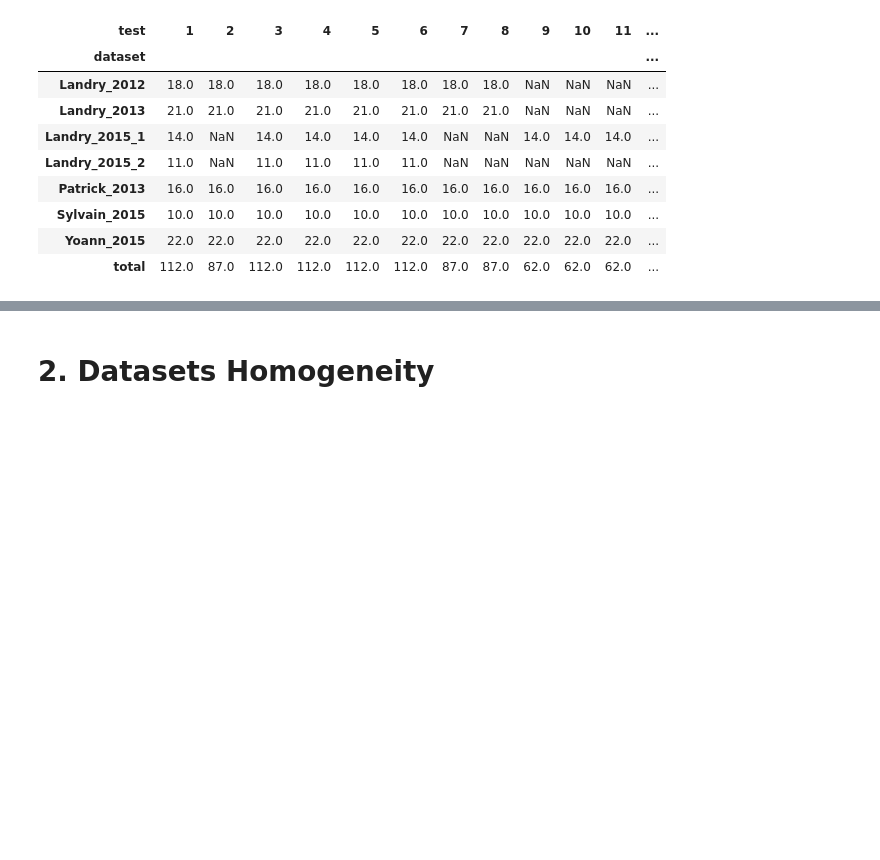
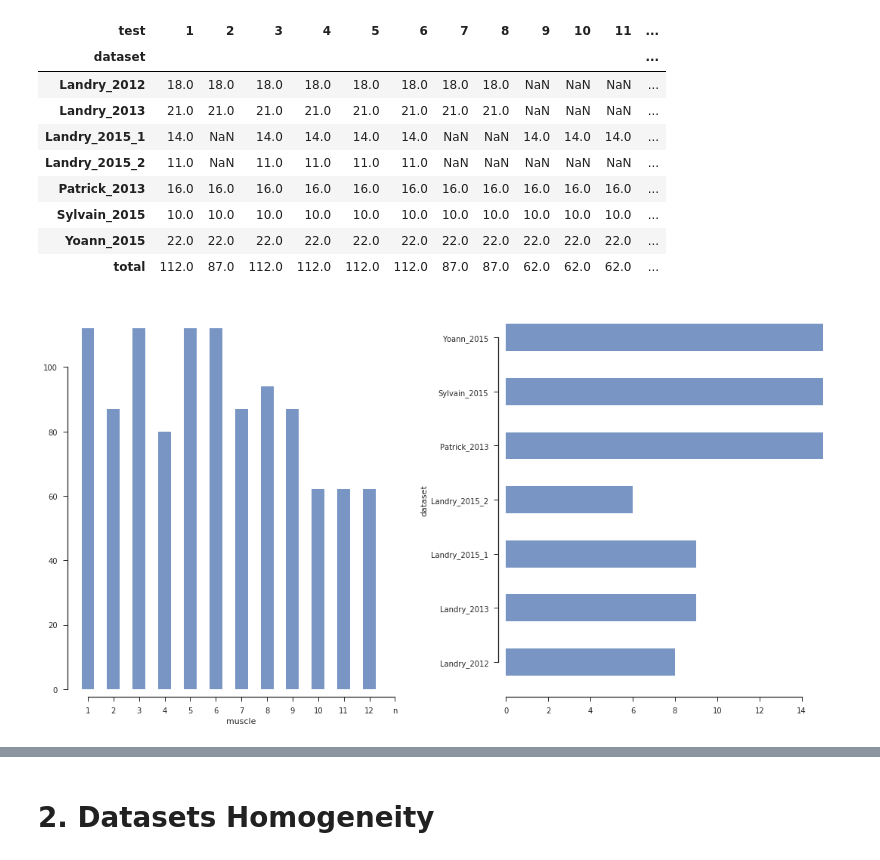
Before and after one commit to romainmartinez/mvc, a Jupyter notebook: 00_exploration.ipynb, the cells around one changed output, grey strips where cells are left out. Saved outputs shown, nothing was run; the diff lists cells and outputs as text; code cells hidden in the pictures; blank space fills up the shorter version.

```diff
--- a/00_exploration.ipynb
+++ b/00_exploration.ipynb
@@ -113,3 +112,11 @@ table_test
 | Sylvain_2015 | 10.0 | 10.0 | 10.0 | 10.0 | 10.0 | 10.0 | 10.0 | 10.0 | 10.0 | 10.0 | 10.0 | ... |
 | Yoann_2015 | 22.0 | 22.0 | 22.0 | 22.0 | 22.0 | 22.0 | 22.0 | 22.0 | 22.0 | 22.0 | 22.0 | ... |
 | total | 112.0 | 87.0 | 112.0 | 112.0 | 112.0 | 112.0 | 87.0 | 87.0 | 62.0 | 62.0 | 62.0 | ... |
+# %%
+fig, (ax1, ax2) = plt.subplots(ncols=2, figsize=(15, 8))
+table_muscle.loc['total'].plot.bar(ax=ax1, alpha=.75)
+table_test.drop('total', axis=0)['n'].plot.barh(ax=ax2, alpha=.75)
+sns.despine(offset=10, trim=True)
+fig.tight_layout()
+# %% [output]
+[figure, added]
```
Also changed, not shown: parts of 6 cells of this notebook.
